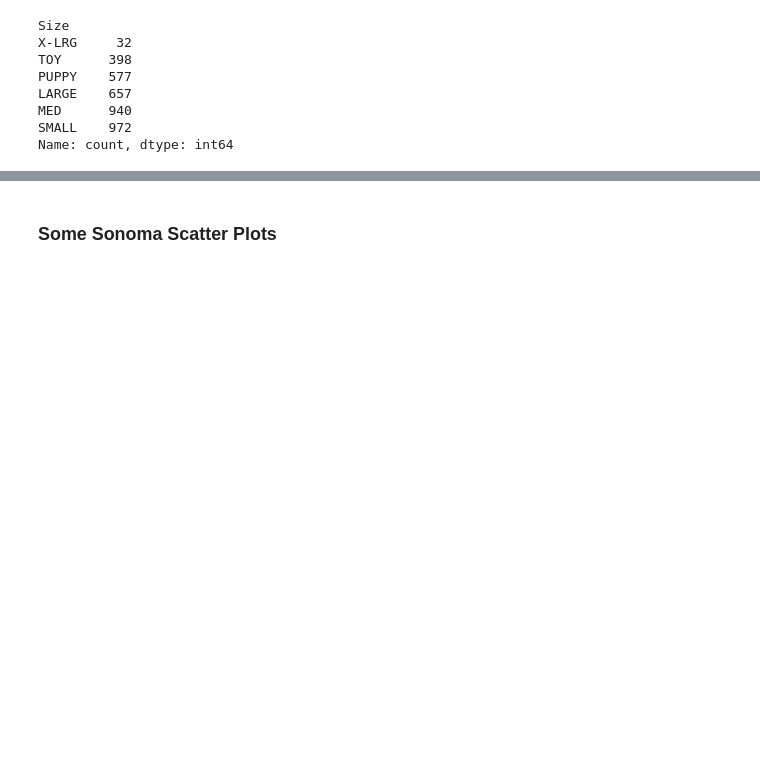
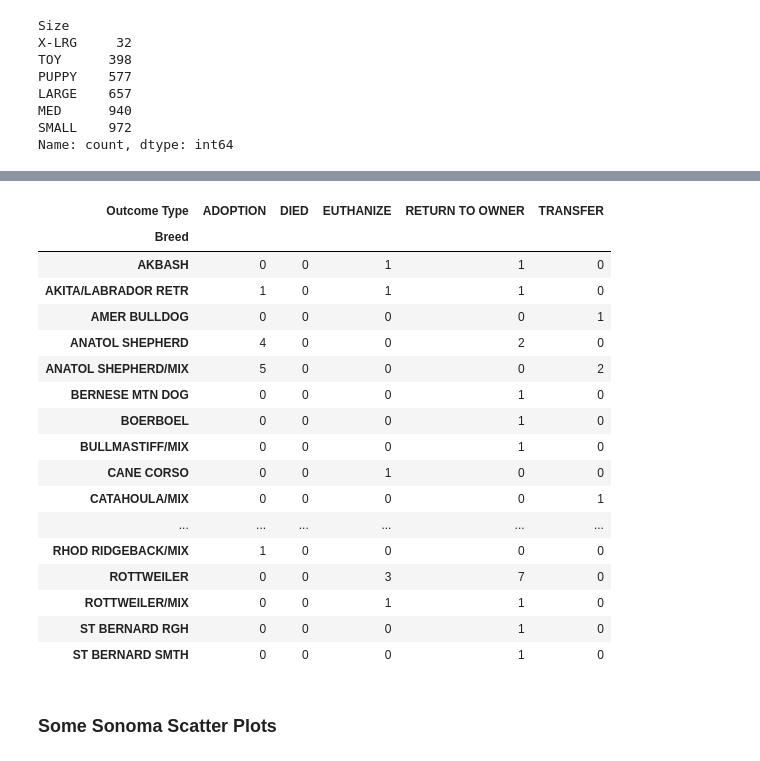
Before and after one commit to rty10/doggy-doggy-what-now, a Jupyter notebook: python_notebooks/AKnontemporal_EDA_01.ipynb, the cells around one changed output, grey strips where cells are left out. Drawn from its saved outputs; the diff is of its cells as text; code cells hidden in the pictures; blank space fills up the shorter version.

Commit message:
added size/breed information

```diff
--- a/python_notebooks/AKnontemporal_EDA_01.ipynb
+++ b/python_notebooks/AKnontemporal_EDA_01.ipynb
@@ -601,3 +653,24 @@ Name: count, dtype: int64
+# %%
+pd.crosstab(dog_df[dog_df['Size']=="X-LRG"].Breed,dog_df[dog_df['Size']=="X-LRG"]["Outcome Type"])
+# %% [output]
+| Outcome Type | ADOPTION | DIED | EUTHANIZE | RETURN TO OWNER | TRANSFER |
+| Breed |  |  |  |  |  |
+| AKBASH | 0 | 0 | 1 | 1 | 0 |
+| AKITA/LABRADOR RETR | 1 | 0 | 1 | 1 | 0 |
+| AMER BULLDOG | 0 | 0 | 0 | 0 | 1 |
+| ANATOL SHEPHERD | 4 | 0 | 0 | 2 | 0 |
+| ANATOL SHEPHERD/MIX | 5 | 0 | 0 | 0 | 2 |
+| BERNESE MTN DOG | 0 | 0 | 0 | 1 | 0 |
+| BOERBOEL | 0 | 0 | 0 | 1 | 0 |
+| BULLMASTIFF/MIX | 0 | 0 | 0 | 1 | 0 |
+| CANE CORSO | 0 | 0 | 1 | 0 | 0 |
+| CATAHOULA/MIX | 0 | 0 | 0 | 0 | 1 |
+| ... | ... | ... | ... | ... | ... |
+| RHOD RIDGEBACK/MIX | 1 | 0 | 0 | 0 | 0 |
+| ROTTWEILER | 0 | 0 | 3 | 7 | 0 |
+| ROTTWEILER/MIX | 0 | 0 | 1 | 1 | 0 |
+| ST BERNARD RGH | 0 | 0 | 0 | 1 | 0 |
+| ST BERNARD SMTH | 0 | 0 | 0 | 1 | 0 |
 # %% [markdown]
 ### Some Sonoma Scatter Plots
 # %%
```
Also changed, not shown: parts of 3 cells of this notebook.
